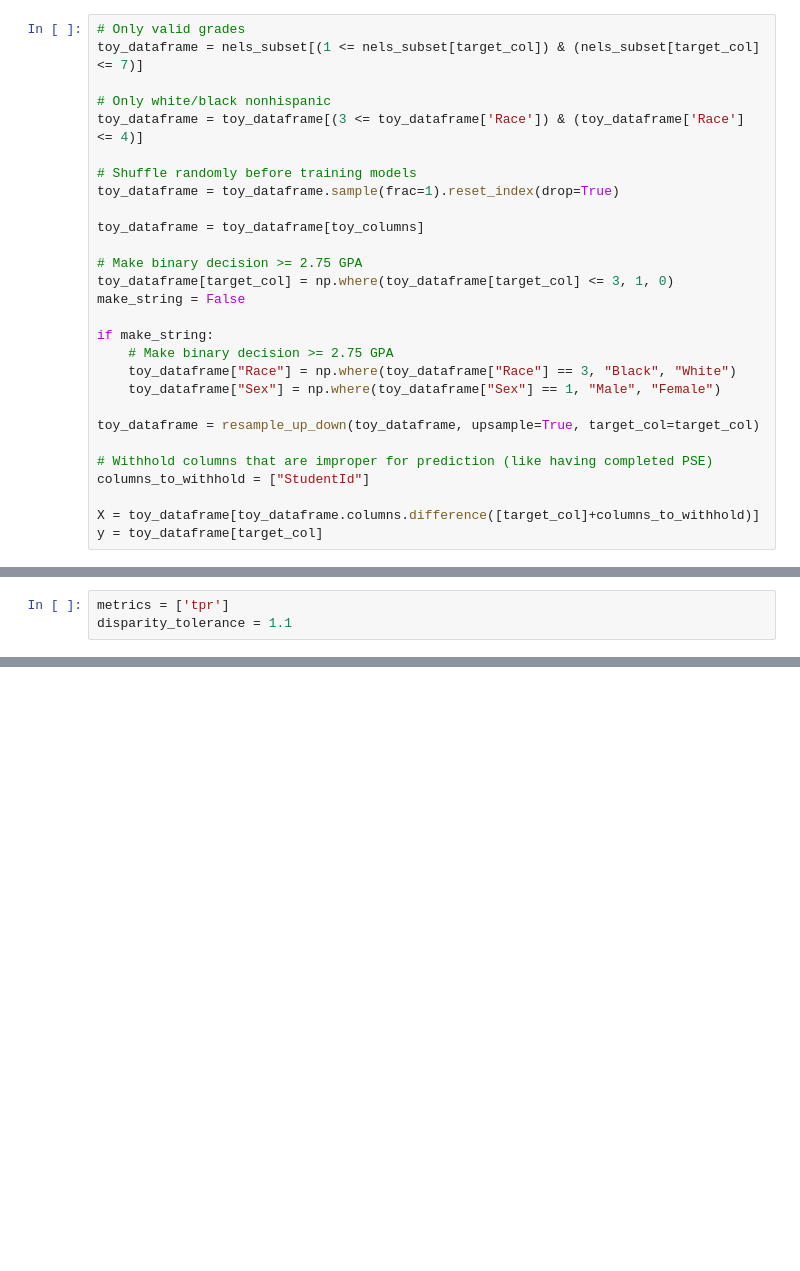
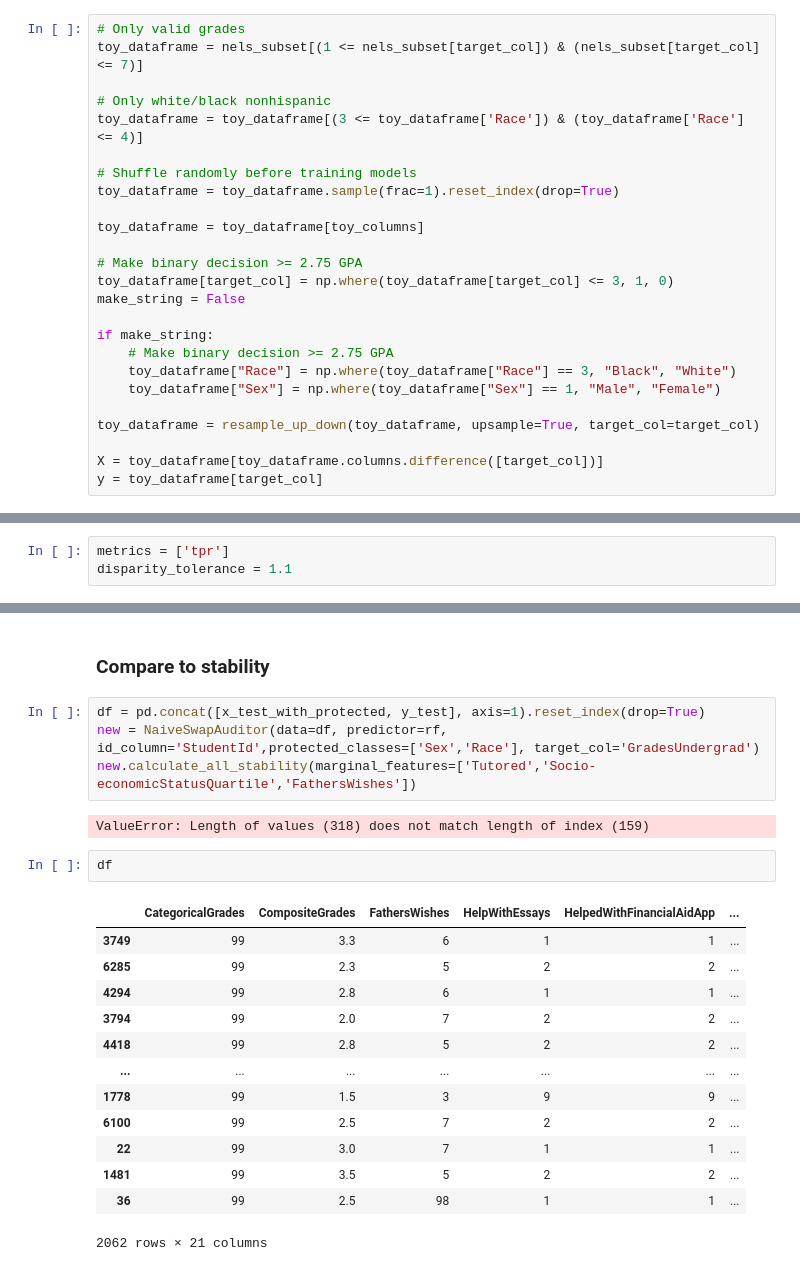
Before and after one commit to lurosenb/Swap_Auditor, a Jupyter notebook: nels_aequitas.ipynb, the cells around one changed output, grey strips where cells are left out. Drawn from its saved outputs; the diff is of its cells as text; blank space fills up the shorter version.

Commit message:
Add stability

```diff
--- a/nels_aequitas.ipynb
+++ b/nels_aequitas.ipynb
@@ -103,10 +105,7 @@ if make_string:
 
 toy_dataframe = resample_up_down(toy_dataframe, upsample=True, target_col=target_col)
 
-# Withhold columns that are improper for prediction (like having completed PSE)
-columns_to_withhold = ["StudentId"]
-
-X = toy_dataframe[toy_dataframe.columns.difference([target_col]+columns_to_withhold)]
+X = toy_dataframe[toy_dataframe.columns.difference([target_col])]
 y = toy_dataframe[target_col]
 # %% [output]
 1    5154
@@ -218,3 +221,27 @@ ap.disparity(bdf, metrics, 'Race', fairness_threshold = disparity_tolerance)
 ap.absolute(bdf, metrics, 'Race', fairness_threshold = disparity_tolerance)
 # %% [output]
 [interactive output not drawn]
+# %% [markdown]
+### Compare to stability
+# %%
+df = pd.concat([x_test_with_protected, y_test], axis=1).reset_index(drop=True)
+new = NaiveSwapAuditor(data=df, predictor=rf, id_column='StudentId',protected_classes=['Sex','Race'], target_col='GradesUndergrad')
+new.calculate_all_stability(marginal_features=['Tutored','Socio-economicStatusQuartile','FathersWishes'])
+# %% [output]
+ValueError: Length of values (318) does not match length of index (159)
+# %%
+df
+# %% [output]
+|  | CategoricalGrades | CompositeGrades | FathersWishes | HelpWithEssays | HelpedWithFinancialAidApp | ... |
+| 3749 | 99 | 3.3 | 6 | 1 | 1 | ... |
+| 6285 | 99 | 2.3 | 5 | 2 | 2 | ... |
+| 4294 | 99 | 2.8 | 6 | 1 | 1 | ... |
+| 3794 | 99 | 2.0 | 7 | 2 | 2 | ... |
+| 4418 | 99 | 2.8 | 5 | 2 | 2 | ... |
+| ... | ... | ... | ... | ... | ... | ... |
+| 1778 | 99 | 1.5 | 3 | 9 | 9 | ... |
+| 6100 | 99 | 2.5 | 7 | 2 | 2 | ... |
+| 22 | 99 | 3.0 | 7 | 1 | 1 | ... |
+| 1481 | 99 | 3.5 | 5 | 2 | 2 | ... |
+| 36 | 99 | 2.5 | 98 | 1 | 1 | ... |
+2062 rows × 21 columns
```
Also changed, not shown: parts of 3 cells of this notebook, 1 other file.
